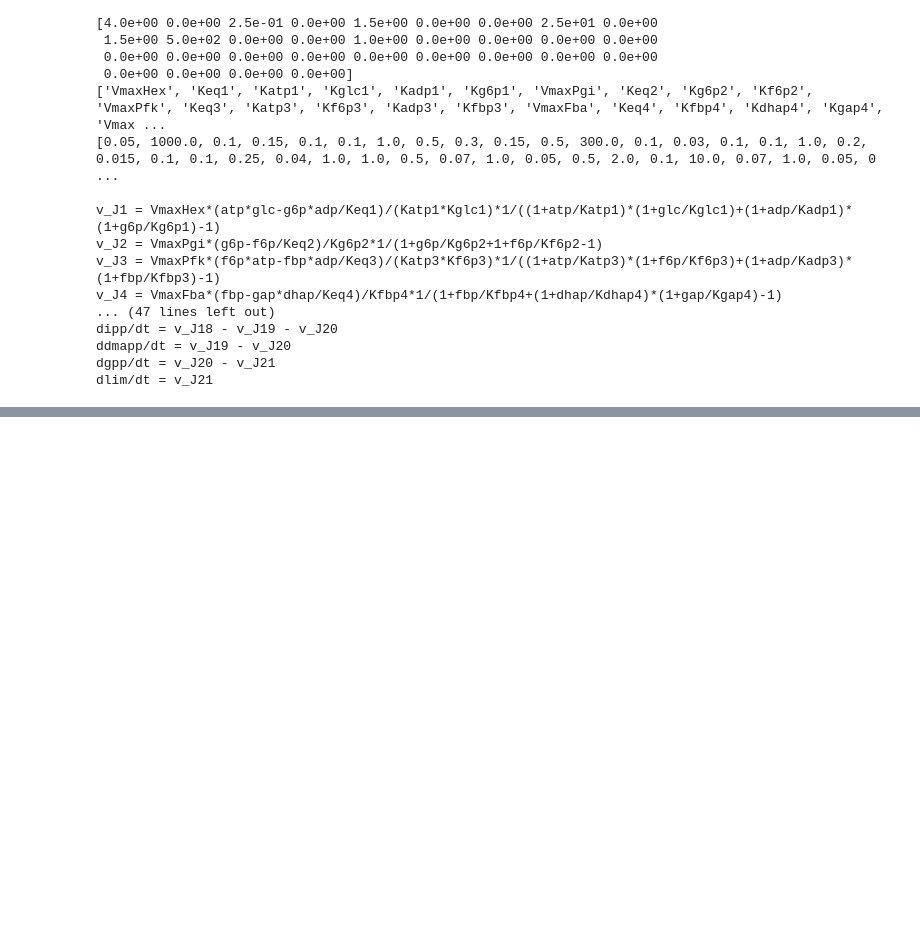
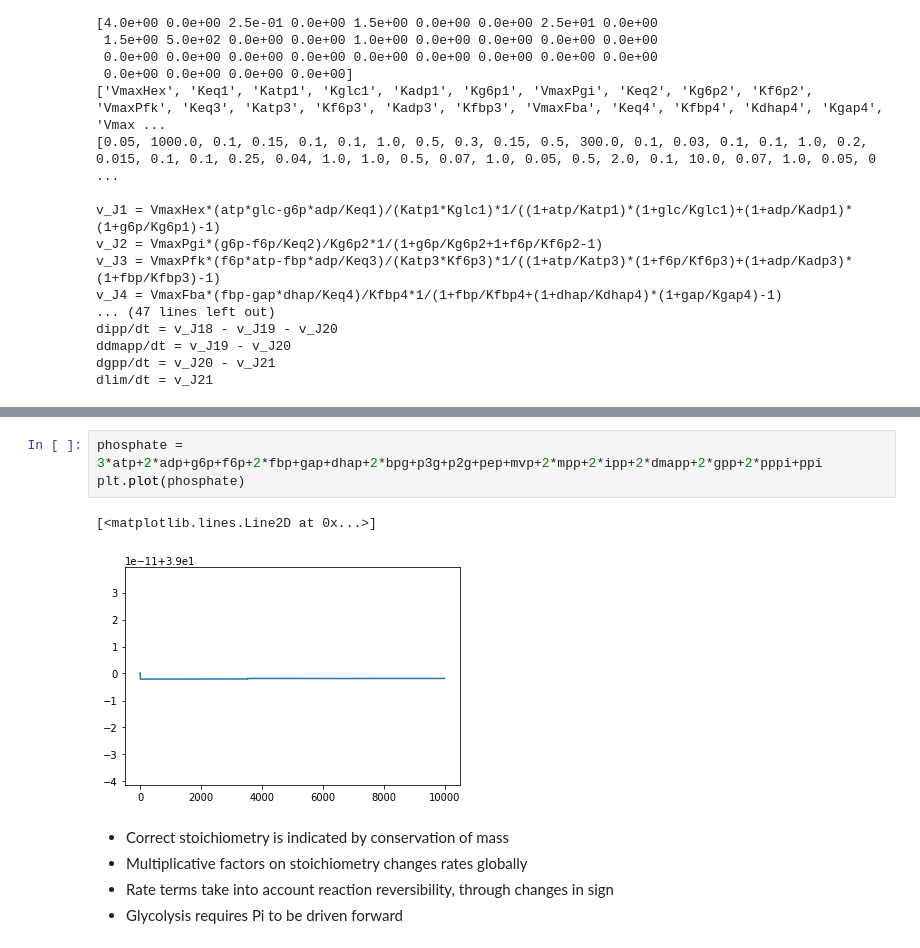
Before and after one commit to nadanai263/CFPS-metabolic, a Jupyter notebook: Korman model test.ipynb, the cells around one changed output, grey strips where cells are left out. Drawn from its saved outputs; the diff is of its cells as text; blank space fills up the shorter version.

```diff
--- a/Korman model test.ipynb
+++ b/Korman model test.ipynb
@@ -93,0 +128,11 @@ plt.show()
+# %%
+phosphate = 3*atp+2*adp+g6p+f6p+2*fbp+gap+dhap+2*bpg+p3g+p2g+pep+mvp+2*mpp+2*ipp+2*dmapp+2*gpp+2*pppi+ppi
+plt.plot(phosphate)
+# %% [output]
+[<matplotlib.lines.Line2D at 0x...>]
+[figure, added]
+# %% [markdown]
+* Correct stoichiometry is indicated by conservation of mass
+* Multiplicative factors on stoichiometry changes rates globally
+* Rate terms take into account reaction reversibility, through changes in sign
+* Glycolysis requires Pi to be driven forward
```
Also changed, not shown: parts of 8 cells of this notebook, 16 other files.
